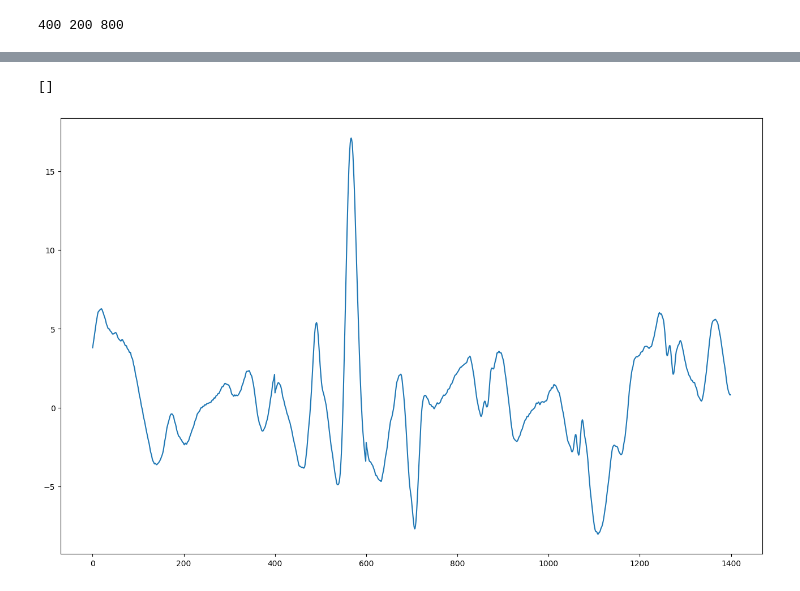
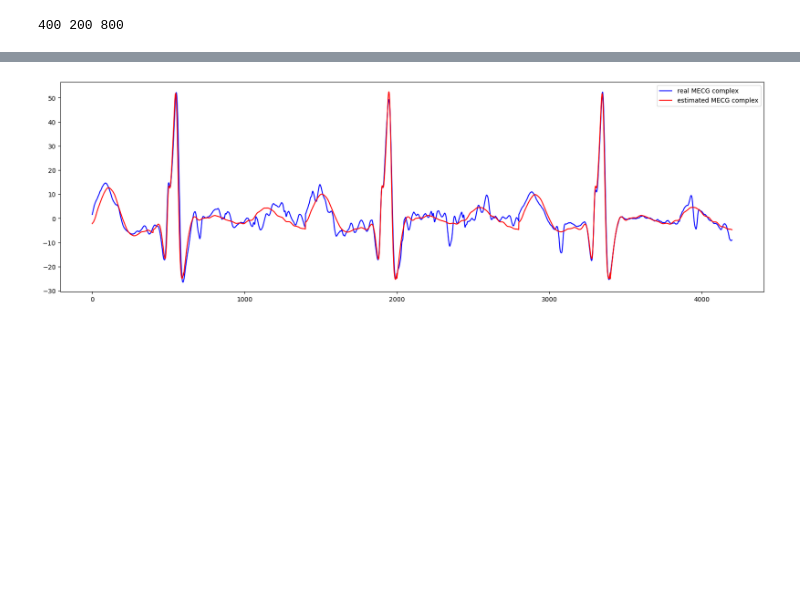
Before and after one commit to EmanueleGiavardi/BSP_project, a Jupyter notebook: test.ipynb, the cells around one changed output, grey strips where cells are left out. Cells and saved outputs as stored; diff of their text form; code cells hidden in the pictures; blank space fills up the shorter version.

```diff
--- a/test.ipynb
+++ b/test.ipynb
@@ -500,13 +575,3 @@ def get_scaled_MECG_complex(a):
     scaled_QRS = mu_QRS*a[1]
     scaled_T = mu_T*a[2]
     return np.concatenate([scaled_P, scaled_QRS, scaled_T])
-# %%
-# esempio con la prima componente MECG
-m = MECGs[0]
-a = get_optimized_scaled_values(M, m)
-m_estimate = get_scaled_MECG_complex(a)
-
-plt.figure(figsize=(16, 10))
-plt.plot(m, color='blue', label="real MECG complex")
-plt.plot(m_estimate, color='red', label="estimated MECG complex")
-plt.show()
@@ -515,17 +578,35 @@ plt.show()
-# %%
-diffs = []
-
-for m in MECGs:
-    a = get_optimized_scaled_values(M, m)
-    m_estimate = get_scaled_MECG_complex(a)
-    diff = m - m_estimate
-    diffs.append(diff)
-
-FECG = np.concatenate(diffs)
-
-plt.figure(figsize=(16, 10))
-plt.plot(diffs[0])
-plt.plot()
-# %% [output]
-[]
-[figure, removed]
+# %%
+# salvataggio dei complessi ECG materni STIMATI per ogni realizzazione in un dizionario:
+# estimated_AECGs_dict["AECG1"] -> [[estimated_MECG_1_1], [estimated_MECG_1_2], ..., [estimated_MECG_1_N]]
+# estimated_AECGs_dict["AECG2"] -> [[estimated_MECG_2_1], [estimated_MECG_2_2], ..., [estimated_MECG_2_N]]
+# estimated_AECGs_dict["AECG3"] -> [[estimated_MECG_3_1], [estimated_MECG_3_2], ..., [estimated_MECG_3_N]]
+# estimated_AECGs_dict["AECG4"] -> [[estimated_MECG_4_1], [estimated_MECG_4_2], ..., [estimated_MECG_4_N]]
+
+estimated_AECGs_dict = {}
+
+for realization in AECGs_dict:
+    estimated_AECGs_dict[realization] = []
+
+    real_MECGs = AECGs_dict[realization]
+    M = M_matrixes[int(realization[-1])-1]
+    # N -> numero complessi MECG per l'attuale realizzazione
+    N = len(real_MECGs)
+    for i in range(N):
+        real_complex = real_MECGs[i]
+        a = get_optimized_scaled_values(M, real_complex)
+        mu_P = mu_portions[realization][0]
+        mu_QRS = mu_portions[realization][1]
+        mu_T = mu_portions[realization][2]
+        estimated_AECGs_dict[realization].append(get_scaled_MECG_complex(a, mu_P, mu_QRS, mu_T))
+# %%
+# plot delle prime tre componenti MECG reali e di quelle stimate per la prima realizzazione (a titolo di esempio)
+first_three_reals_MECGs = np.concatenate([AECGs_dict["AECG1"][0], AECGs_dict["AECG1"][1], AECGs_dict["AECG1"][2]])
+first_three_estimated_MECGs = np.concatenate([estimated_AECGs_dict["AECG1"][0], estimated_AECGs_dict["AECG1"][1], estimated_AECGs_dict["AECG1"][2]])
+
+plt.figure(figsize=(20, 6))
+plt.plot(first_three_reals_MECGs, color='blue', label="real MECG complex")
+plt.plot(first_three_estimated_MECGs, color='red', label="estimated MECG complex")
+plt.legend()
+plt.show()
+# %% [output]
+[figure, added]
```
Also changed, not shown: parts of 14 cells of this notebook.
